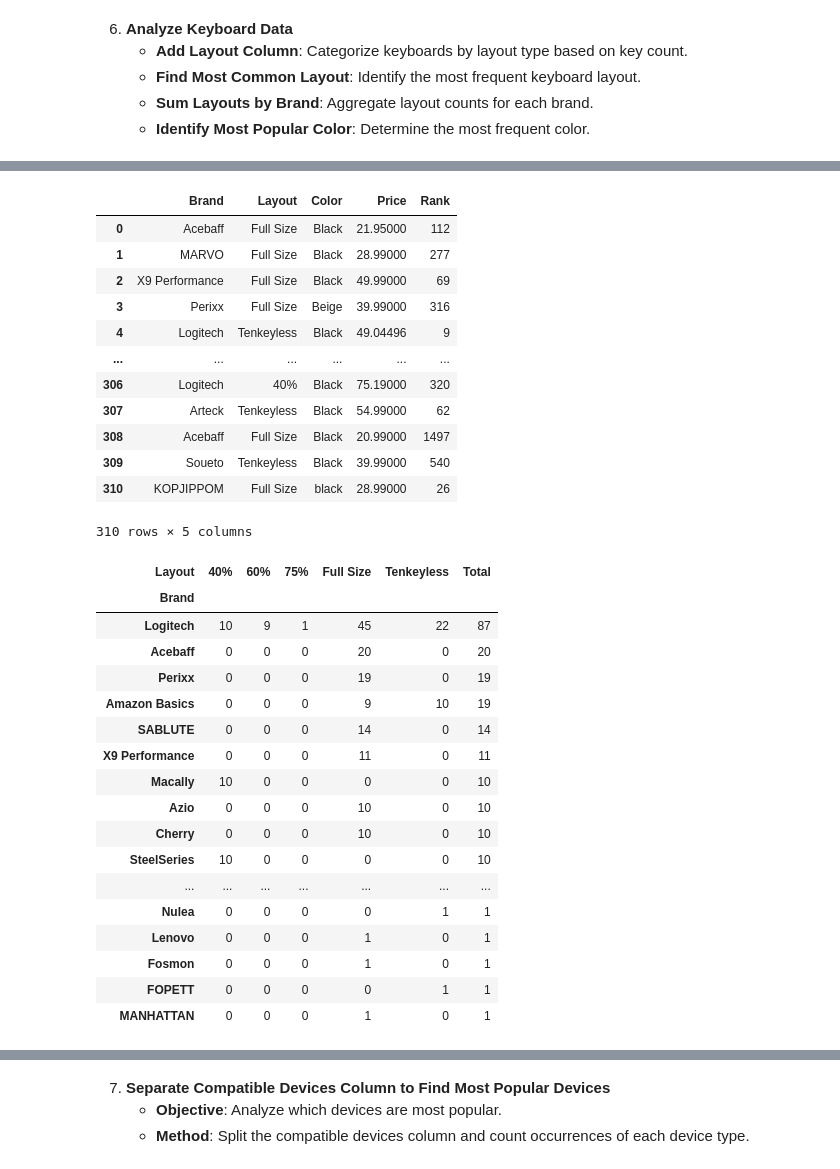
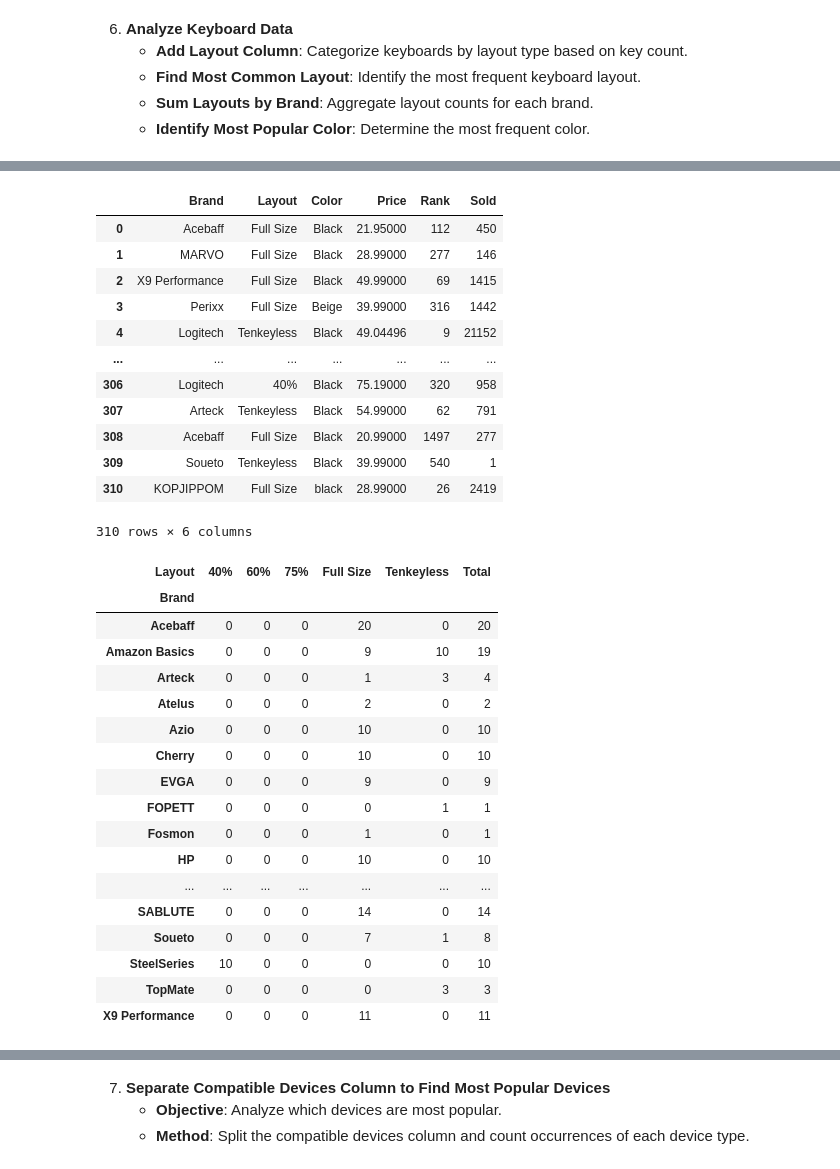
Before and after one commit to motconkien/Data-Projetcs, a Jupyter notebook: Amazon Project/Analyst/main.ipynb, the cells around one changed output, grey strips where cells are left out. Saved outputs shown, nothing was run; the diff lists cells and outputs as text; code cells hidden in the pictures.

```diff
--- a/Amazon Project/Analyst/main.ipynb
+++ b/Amazon Project/Analyst/main.ipynb
@@ -302,8 +310,10 @@ plt.tight_layout()
    - **Objective**: Analyze sales data for each brand.
    - **Method**: Aggregate total reviews (units sold) by brand and compute the required statistics.
 # %%
-sold_data = data.groupby("Brand")["Total Review"].agg(["min","max","count","mean","sum"]).reset_index()
+data.rename(columns={"Total Review":"Sold"},inplace=True)
+sold_data = data.groupby("Brand")["Sold"].agg(["min","max","count","mean","sum"]).reset_index()
 sold_data["mean"] = sold_data["mean"].round(2)
-sold_data
+sold_data_sorted = sold_data.sort_values(by='sum',ascending=True,ignore_index=True)
+sold_data_sorted
 # %% [output]
 |  | Brand | min | max | count | mean | sum |
@@ -453,18 +494,18 @@ data
 310 rows × 12 columns
 # %%
-layout_data = data[["Brand","Layout","Color","Price","Rank"]]
+layout_data = data[["Brand","Layout","Color","Price","Rank","Sold"]]
 layout_data
 # %% [output]
-|  | Brand | Layout | Color | Price | Rank |
-| 0 | Acebaff | Full Size | Black | 21.95000 | 112 |
-| 1 | MARVO | Full Size | Black | 28.99000 | 277 |
-| 2 | X9 Performance | Full Size | Black | 49.99000 | 69 |
-| 3 | Perixx | Full Size | Beige | 39.99000 | 316 |
-| 4 | Logitech | Tenkeyless | Black | 49.04496 | 9 |
-| ... | ... | ... | ... | ... | ... |
-| 306 | Logitech | 40% | Black | 75.19000 | 320 |
-| 307 | Arteck | Tenkeyless | Black | 54.99000 | 62 |
-| 308 | Acebaff | Full Size | Black | 20.99000 | 1497 |
-| 309 | Soueto | Tenkeyless | Black | 39.99000 | 540 |
-| 310 | KOPJIPPOM | Full Size | black | 28.99000 | 26 |
+|  | Brand | Layout | Color | Price | Rank | Sold |
+| 0 | Acebaff | Full Size | Black | 21.95000 | 112 | 450 |
+| 1 | MARVO | Full Size | Black | 28.99000 | 277 | 146 |
+| 2 | X9 Performance | Full Size | Black | 49.99000 | 69 | 1415 |
+| 3 | Perixx | Full Size | Beige | 39.99000 | 316 | 1442 |
+| 4 | Logitech | Tenkeyless | Black | 49.04496 | 9 | 21152 |
+| ... | ... | ... | ... | ... | ... | ... |
+| 306 | Logitech | 40% | Black | 75.19000 | 320 | 958 |
+| 307 | Arteck | Tenkeyless | Black | 54.99000 | 62 | 791 |
+| 308 | Acebaff | Full Size | Black | 20.99000 | 1497 | 277 |
+| 309 | Soueto | Tenkeyless | Black | 39.99000 | 540 | 1 |
+| 310 | KOPJIPPOM | Full Size | black | 28.99000 | 26 | 2419 |
-310 rows × 5 columns
+310 rows × 6 columns
@@ -471,23 +517,25 @@ layout_data
 # %%
 df_key=pd.pivot_table(data = layout_data,columns="Layout",index="Brand",aggfunc="size",fill_value=0)
 df_key["Total"] = df_key["40%"]+df_key["60%"]+df_key["75%"]+df_key["Full Size"]+df_key["Tenkeyless"]
-df_key.sort_values(by="Total",ascending=False)
+# df_key.sort_values(by="Total",ascending=False)
+# df_key = df_key.rename_axis(None,axis=1)
+df_key
 # %% [output]
 | Layout | 40% | 60% | 75% | Full Size | Tenkeyless | Total |
 | Brand |  |  |  |  |  |  |
-| Logitech | 10 | 9 | 1 | 45 | 22 | 87 |
 | Acebaff | 0 | 0 | 0 | 20 | 0 | 20 |
-| Perixx | 0 | 0 | 0 | 19 | 0 | 19 |
 | Amazon Basics | 0 | 0 | 0 | 9 | 10 | 19 |
-| SABLUTE | 0 | 0 | 0 | 14 | 0 | 14 |
-| X9 Performance | 0 | 0 | 0 | 11 | 0 | 11 |
-| Macally | 10 | 0 | 0 | 0 | 0 | 10 |
+| Arteck | 0 | 0 | 0 | 1 | 3 | 4 |
+| Atelus | 0 | 0 | 0 | 2 | 0 | 2 |
 | Azio | 0 | 0 | 0 | 10 | 0 | 10 |
 | Cherry | 0 | 0 | 0 | 10 | 0 | 10 |
+| EVGA | 0 | 0 | 0 | 9 | 0 | 9 |
+| FOPETT | 0 | 0 | 0 | 0 | 1 | 1 |
+| Fosmon | 0 | 0 | 0 | 1 | 0 | 1 |
+| HP | 0 | 0 | 0 | 10 | 0 | 10 |
+| ... | ... | ... | ... | ... | ... | ... |
+| SABLUTE | 0 | 0 | 0 | 14 | 0 | 14 |
+| Soueto | 0 | 0 | 0 | 7 | 1 | 8 |
 | SteelSeries | 10 | 0 | 0 | 0 | 0 | 10 |
-| ... | ... | ... | ... | ... | ... | ... |
-| Nulea | 0 | 0 | 0 | 0 | 1 | 1 |
-| Lenovo | 0 | 0 | 0 | 1 | 0 | 1 |
-| Fosmon | 0 | 0 | 0 | 1 | 0 | 1 |
-| FOPETT | 0 | 0 | 0 | 0 | 1 | 1 |
-| MANHATTAN | 0 | 0 | 0 | 1 | 0 | 1 |
+| TopMate | 0 | 0 | 0 | 0 | 3 | 3 |
+| X9 Performance | 0 | 0 | 0 | 11 | 0 | 11 |
```
Also changed, not shown: parts of 30 cells of this notebook.
